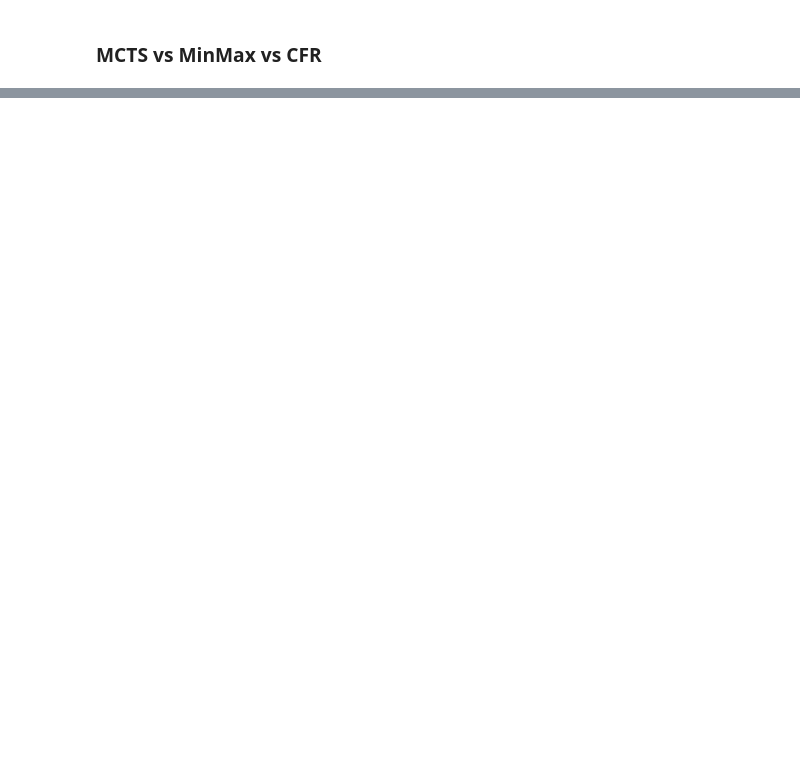
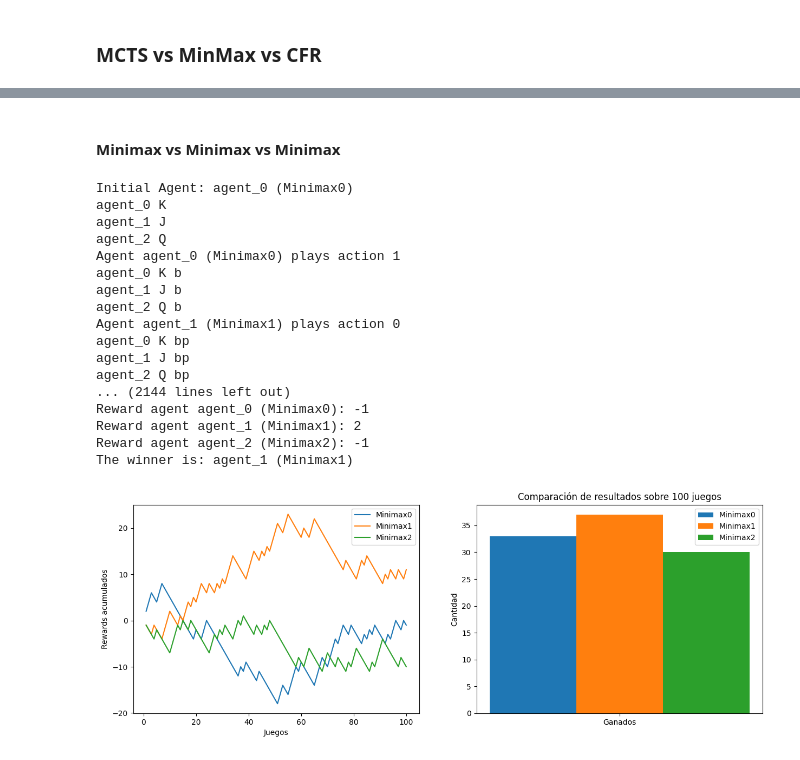
Before and after one commit to andscara/marl-obl2, a Jupyter notebook: Alternating Games/KuhnPoker_3.ipynb, the cells around one changed output, grey strips where cells are left out. Cells and saved outputs as stored; diff of their text form; code cells hidden in the pictures; blank space fills up the shorter version.

```diff
--- a/Alternating Games/KuhnPoker_3.ipynb
+++ b/Alternating Games/KuhnPoker_3.ipynb
@@ -146,0 +182,27 @@ Agent agent_2 (M
+# %% [markdown]
+#### Minimax vs Minimax vs Minimax
+# %%
+play({
+    g.agents[0]: ("Minimax0", MiniMax(game=g, agent=g.agents[0])),
+    g.agents[1]: ("Minimax1", MiniMax(game=g, agent=g.agents[1])),
+    g.agents[2]: ("Minimax2", MiniMax(game=g, agent=g.agents[2]))
+}, n=100)
+# %% [output]
+Initial Agent: agent_0 (Minimax0)
+agent_0 K
+agent_1 J
+agent_2 Q
+Agent agent_0 (Minimax0) plays action 1
+agent_0 K b
+agent_1 J b
+agent_2 Q b
+Agent agent_1 (Minimax1) plays action 0
+agent_0 K bp
+agent_1 J bp
+agent_2 Q bp
+... (2144 lines left out)
+Reward agent agent_0 (Minimax0): -1
+Reward agent agent_1 (Minimax1): 2
+Reward agent agent_2 (Minimax2): -1
+The winner is: agent_1 (Minimax1)
+[figure, added]
```
Also changed, not shown: parts of 12 cells of this notebook, 1 other file.
